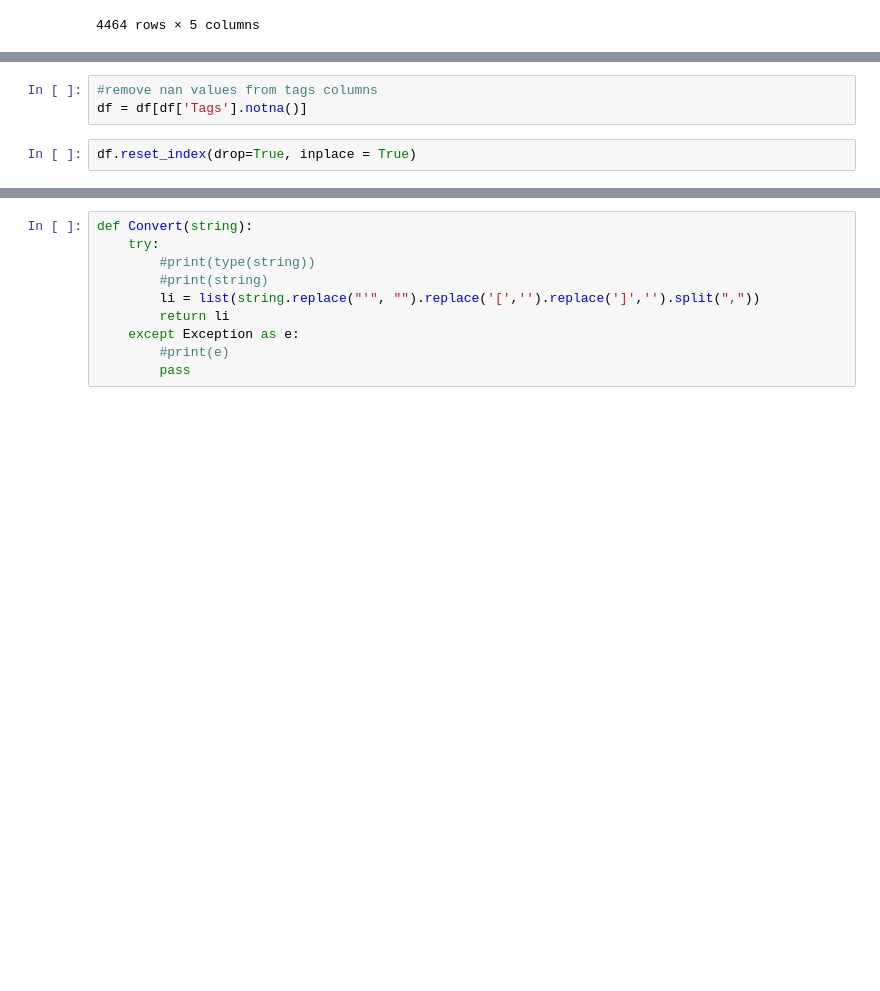
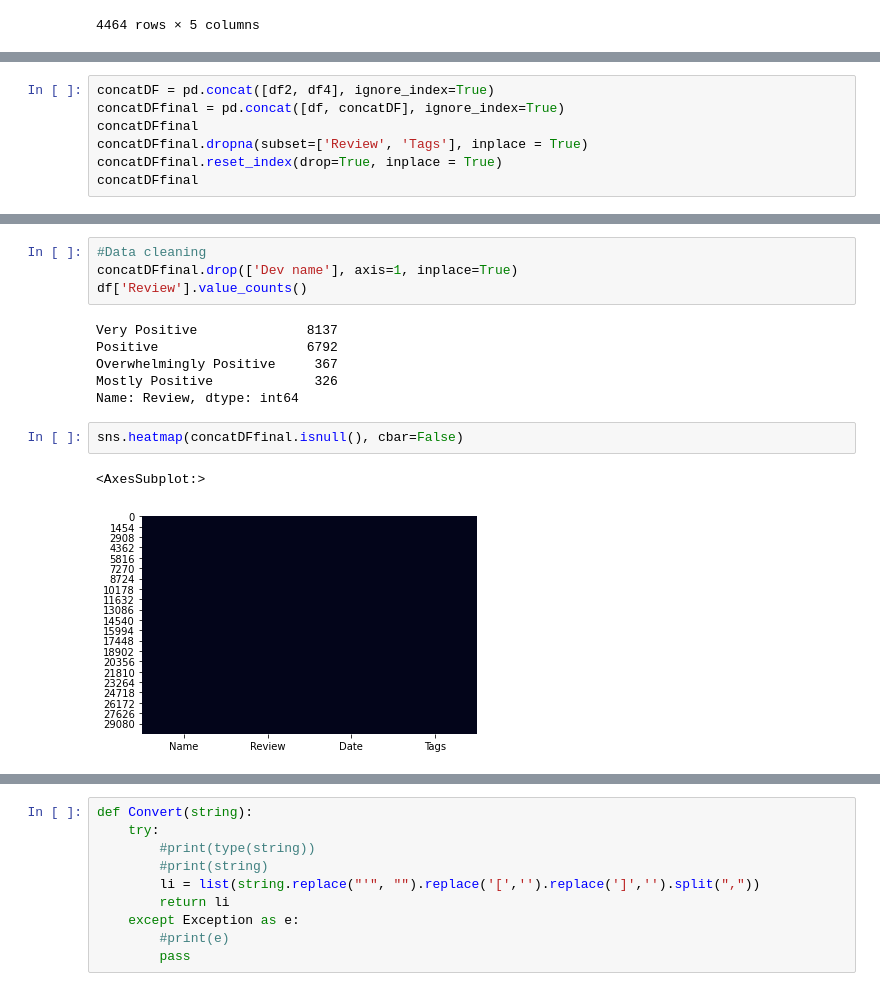
Before and after one commit to MaximeMar1in/Steam-review-prediction, a Jupyter notebook: dataAnalysis.ipynb, the cells around one changed output, grey strips where cells are left out. Drawn from its saved outputs; the diff is of its cells as text; blank space fills up the shorter version.

```diff
--- a/dataAnalysis.ipynb
+++ b/dataAnalysis.ipynb
@@ -105,5 +47,0 @@ Percentage of nan values 18.890471668249447
-# %%
-#remove nan values from tags columns
-df = df[df['Tags'].notna()]
-# %%
-df.reset_index(drop=True, inplace = True)
@@ -118,0 +48,7 @@ df.head()
+# %%
+concatDF = pd.concat([df2, df4], ignore_index=True)
+concatDFfinal = pd.concat([df, concatDF], ignore_index=True)
+concatDFfinal
+concatDFfinal.dropna(subset=['Review', 'Tags'], inplace = True)
+concatDFfinal.reset_index(drop=True, inplace = True)
+concatDFfinal
@@ -118,0 +78,15 @@ df.head()
+# %%
+#Data cleaning
+concatDFfinal.drop(['Dev name'], axis=1, inplace=True)
+df['Review'].value_counts()
+# %% [output]
+Very Positive              8137
+Positive                   6792
+Overwhelmingly Positive     367
+Mostly Positive             326
+Name: Review, dtype: int64
+# %%
+sns.heatmap(concatDFfinal.isnull(), cbar=False)
+# %% [output]
+<AxesSubplot:>
+[figure, added]
```
Also changed, not shown: parts of 17 cells of this notebook, 2 other files.
